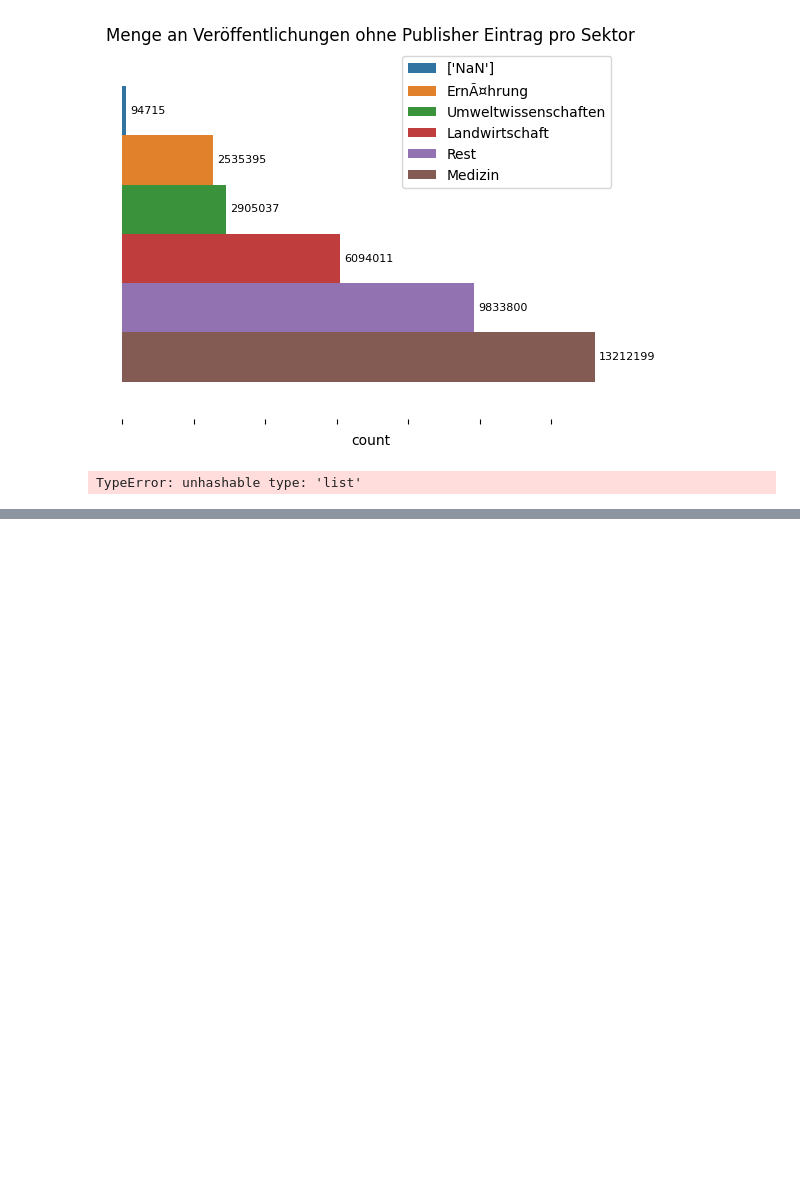
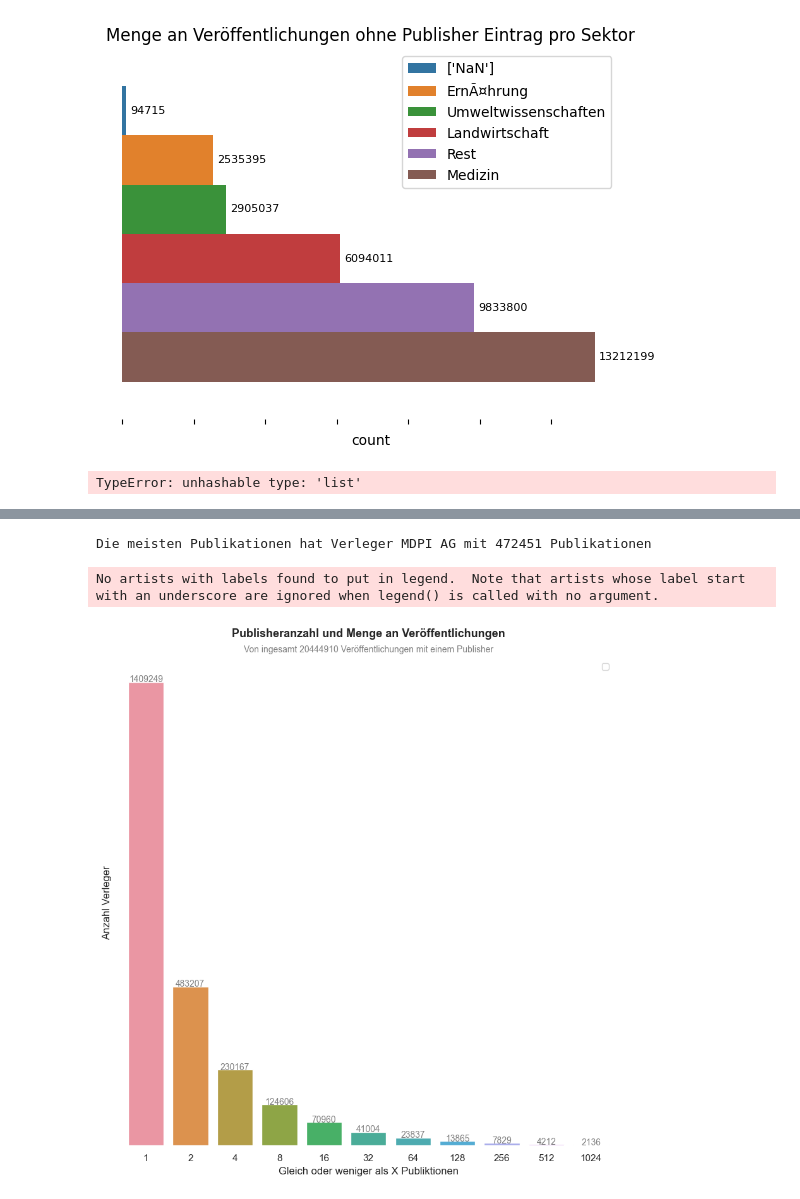
Before and after one commit to MTPKo/Bachelor-Arbeit, a Jupyter notebook: notebooks/analysis/exploration.ipynb, the cells around one changed output, grey strips where cells are left out. Cells and saved outputs as stored; diff of their text form; code cells hidden in the pictures; blank space fills up the shorter version.

```diff
--- a/notebooks/analysis/exploration.ipynb
+++ b/notebooks/analysis/exploration.ipynb
@@ -158,0 +171,49 @@ df_sort
+# %%
+publist=[]
+cmax = only_pubs['count'].max()
+cmax_p = only_pubs.loc[only_pubs['count'] == cmax]
+#cell_val = cmax_p.iloc[0]['publisher']
+print('Die meisten Publikationen hat Verleger ' + str(cmax_p.iloc[0]['publisher']) + ' mit ' + str(cmax) + ' Publikationen')
+i = 1
+while i < 2048:
+    sum_of = df_pubs_count['count']<i
+    sum_of = sum(sum_of == True)
+    publi_mehr_als_i = len(only_pubs) - sum_of
+    daten_prozent = publi_mehr_als_i/len(only_pubs) *100
+    daten_prozent = round(daten_prozent, 2)
+    #print('Anzahl der Publisher mit weniger als ' + str(i) + ' Publikationen: ' + str(sum_of))
+    #print(' Publisher mit mehr als ' + str(i) + ' Publikationen: ' + str(publi_mehr_als_i))
+    #print(' Das entsprechen ' + str(daten_prozent) + ' Prozent des Datensatz')
+    publist.append([daten_prozent,i,publi_mehr_als_i,len(only_pubs)])
+    i = i * 2
+publist = pd.DataFrame(publist)
+publist.columns=['Prozent','doc_count','pubcount','pubcount_total']
+# %% [output]
+Die meisten Publikationen hat Verleger MDPI AG mit 472451 Publikationen
+# %%
+titles ="Publisheranzahl und Menge an Veröffentlichungen"
+plt.figure(figsize=(10,10))
+sns.set_theme(style="white")
+fig1= sns.barplot(data=publist, x="doc_count", y="pubcount")
+sns.despine(left=True, bottom=True)
+for p in fig1.patches:
+    pheight= str( p.get_height())
+    fig1.annotate(pheight[:-2], (p.get_x()+0.4, p.get_height()), ha='center', color='grey', size=10)
+
+fig1.tick_params(left=False)
+fig1.set(yticklabels=[])
+
+fig1.set(ylabel="Anzahl der Publikationen")
+plt.legend(loc='best', fontsize=10)
+fig1.set(xlabel="Gleich oder weniger als X Publiktionen",
+       ylabel="Anzahl Verleger")
+fig1.text(x=0.5, y=1.04, s= titles,
+        fontsize=13, weight='bold',
+        ha='center', va='bottom', transform=fig1.transAxes)
+fig1.text(x=0.5, y=1.01, s="Von ingesamt " + str(numof_docs) + " Veröffentlichungen mit einem Publisher",
+        fontsize=10, ha='center', va='bottom', color='grey', transform=fig1.transAxes)
+plt.savefig(titles+".png")
+plt.show(fig1)
+# %% [output]
+No artists with labels found to put in legend.  Note that artists whose label start with an underscore are ignored when legend() is called with no argument.
+[figure, added]
```
Also changed, not shown: parts of 7 cells of this notebook, 1 other file.
